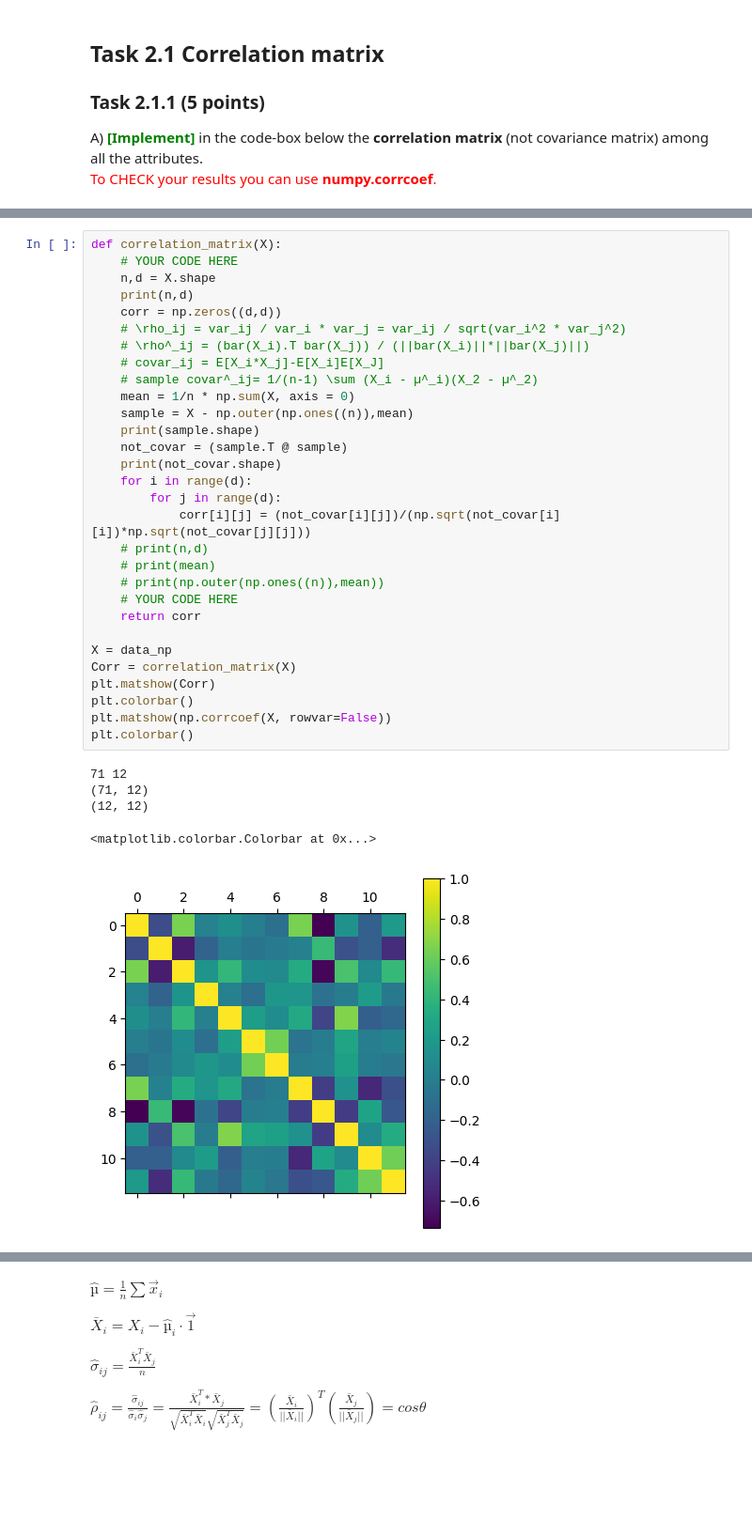
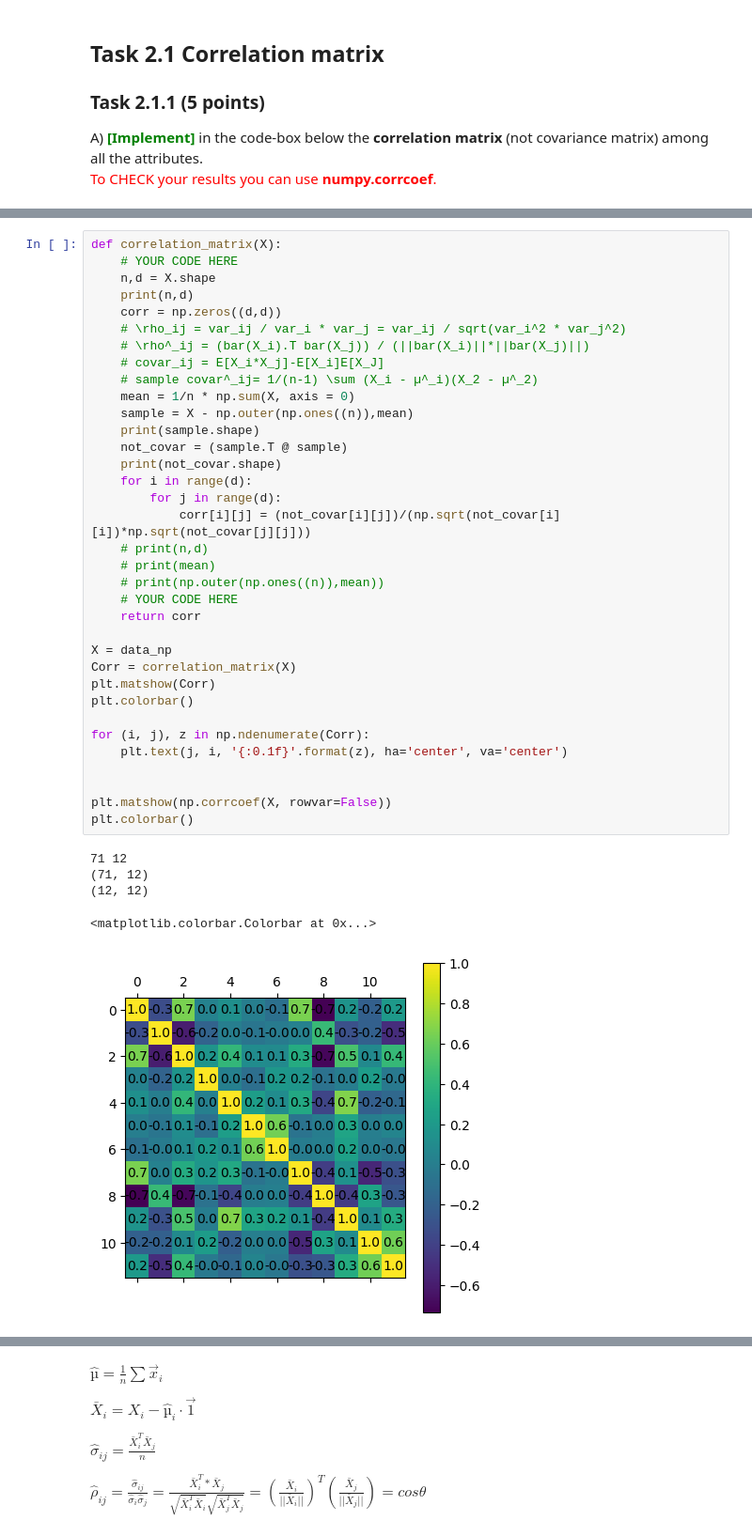
Before and after one commit to AnneKir/dm2023-exercises, a Jupyter notebook: handins/handin1.ipynb, the cells around one changed output, grey strips where cells are left out. Shown at 94% size. Cells and saved outputs as stored; diff of their text form; blank space fills up the shorter version.

```diff
--- a/handins/handin1.ipynb
+++ b/handins/handin1.ipynb
@@ -191,34 +245,39 @@ def correlation_matrix(X):
     corr = np.zeros((d,d))
     # \rho_ij = var_ij / var_i * var_j = var_ij / sqrt(var_i^2 * var_j^2)
     # \rho^_ij = (bar(X_i).T bar(X_j)) / (||bar(X_i)||*||bar(X_j)||)
     # covar_ij = E[X_i*X_j]-E[X_i]E[X_J]
     # sample covar^_ij= 1/(n-1) \sum (X_i - µ^_i)(X_2 - µ^_2)
     mean = 1/n * np.sum(X, axis = 0)
     sample = X - np.outer(np.ones((n)),mean)
     print(sample.shape)
     not_covar = (sample.T @ sample)
     print(not_covar.shape)
     for i in range(d):
         for j in range(d):
             corr[i][j] = (not_covar[i][j])/(np.sqrt(not_covar[i][i])*np.sqrt(not_covar[j][j]))
     # print(n,d)
     # print(mean)
     # print(np.outer(np.ones((n)),mean))
     # YOUR CODE HERE
     return corr
 
 X = data_np
 Corr = correlation_matrix(X)
 plt.matshow(Corr)
 plt.colorbar()
+
+for (i, j), z in np.ndenumerate(Corr):
+    plt.text(j, i, '{:0.1f}'.format(z), ha='center', va='center')
+
+
 plt.matshow(np.corrcoef(X, rowvar=False))
 plt.colorbar()
 # %% [output]
 71 12
 (71, 12)
 (12, 12)
 <matplotlib.colorbar.Colorbar at 0x...>
-[figure, old version]
+[figure, new version]
 [figure]
 # %% [markdown]
 $\hat{µ}= \frac{1}{n}\sum \vec{x}_i$
```
Also changed, not shown: parts of 10 cells of this notebook, 1 other file.
